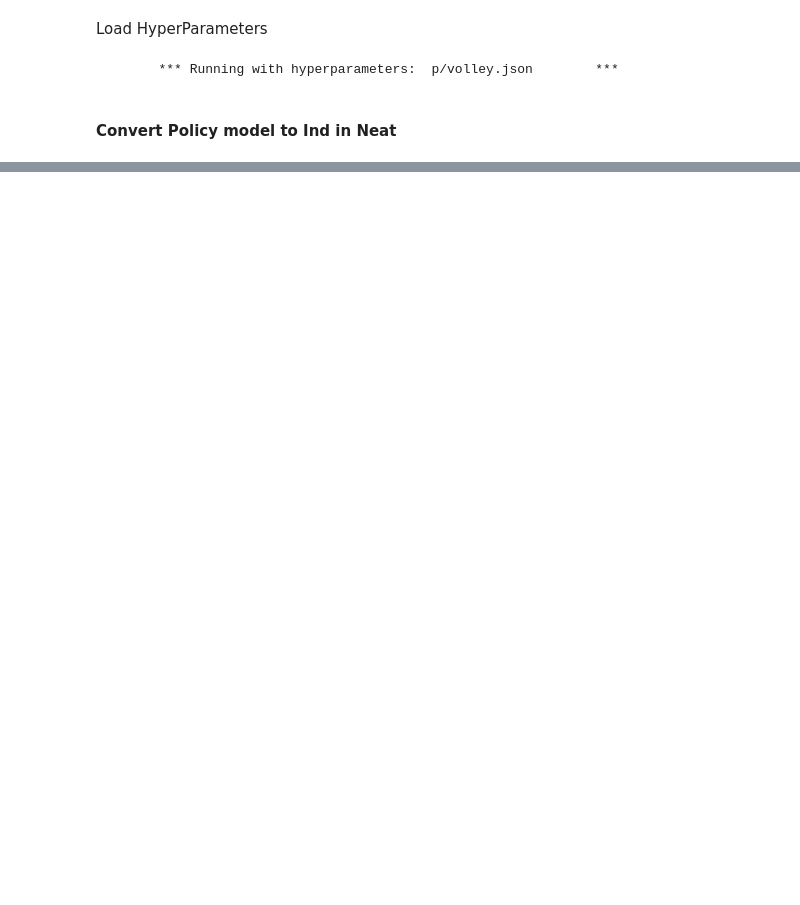
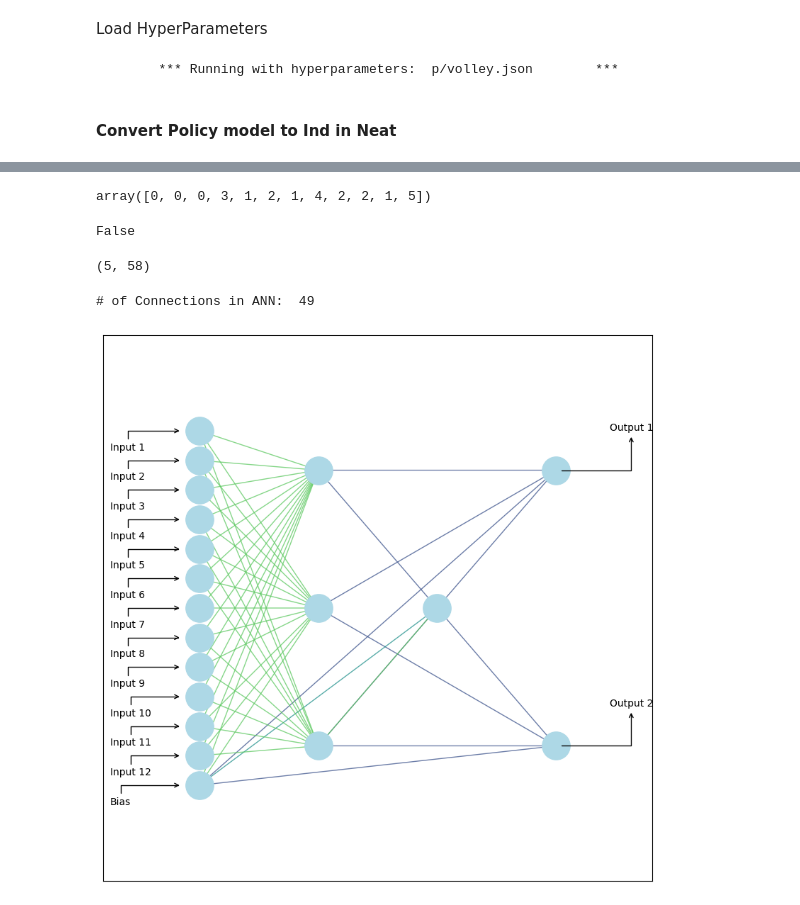
Before and after one commit to fangyuan-ksgk/SlimeBall, a Jupyter notebook: fineNeat/test.ipynb, the cells around one changed output, grey strips where cells are left out. Saved outputs shown, nothing was run; the diff lists cells and outputs as text; code cells hidden in the pictures; blank space fills up the shorter version.

```diff
--- a/fineNeat/test.ipynb
+++ b/fineNeat/test.ipynb
@@ -77,0 +173,7 @@ fig, ax = viewInd(indiv, "slimevolley") # this is in-correct, edge is not correc
+# %%
+wMat = indiv.wMat
+# from neat_src import getLayer
+# layer = getLayer(wMat)
+getLayer(wMat)
+# %% [output]
+array([0, 0, 0, 3, 1, 2, 1, 4, 2, 2, 1, 5])
@@ -77,0 +259,13 @@ fig, ax = viewInd(indiv, "slimevolley") # this is in-correct, edge is not correc
+# %%
+# Issue: rejecting residual/skipped connection (problem not with Add Conn Mutation)
+# Bug in the getNodeOrder function ...
+
+from neat_src import getNodeOrder
+order, wMat = getNodeOrder(nodeG, connG)
+wMat
+# %% [output]
+False
+# %%
+connG[1] =
+# %% [output]
+(5, 58)
@@ -77,0 +281,11 @@ fig, ax = viewInd(indiv, "slimevolley") # this is in-correct, edge is not correc
+# %%
+nodeG, connG = indiv.node, indiv.conn
+# connG_new, node_new, _ = indiv.mutAddConn(connG, nodeG, innov=None, gen=1)
+connG_new, nodeG_new, _ = indiv.mutAddNode(connG, nodeG, None, 1, hyp)
+# %%
+new_indiv = Ind(connG_new, nodeG_new)
+new_indiv.express()
+fig, ax = viewInd(new_indiv, "slimevolley") # this is in-correct, edge is not correctly assigned ...
+# %% [output]
+# of Connections in ANN:  49
+[figure, added]
```
Also changed, not shown: parts of 15 cells of this notebook, 7 other files.
